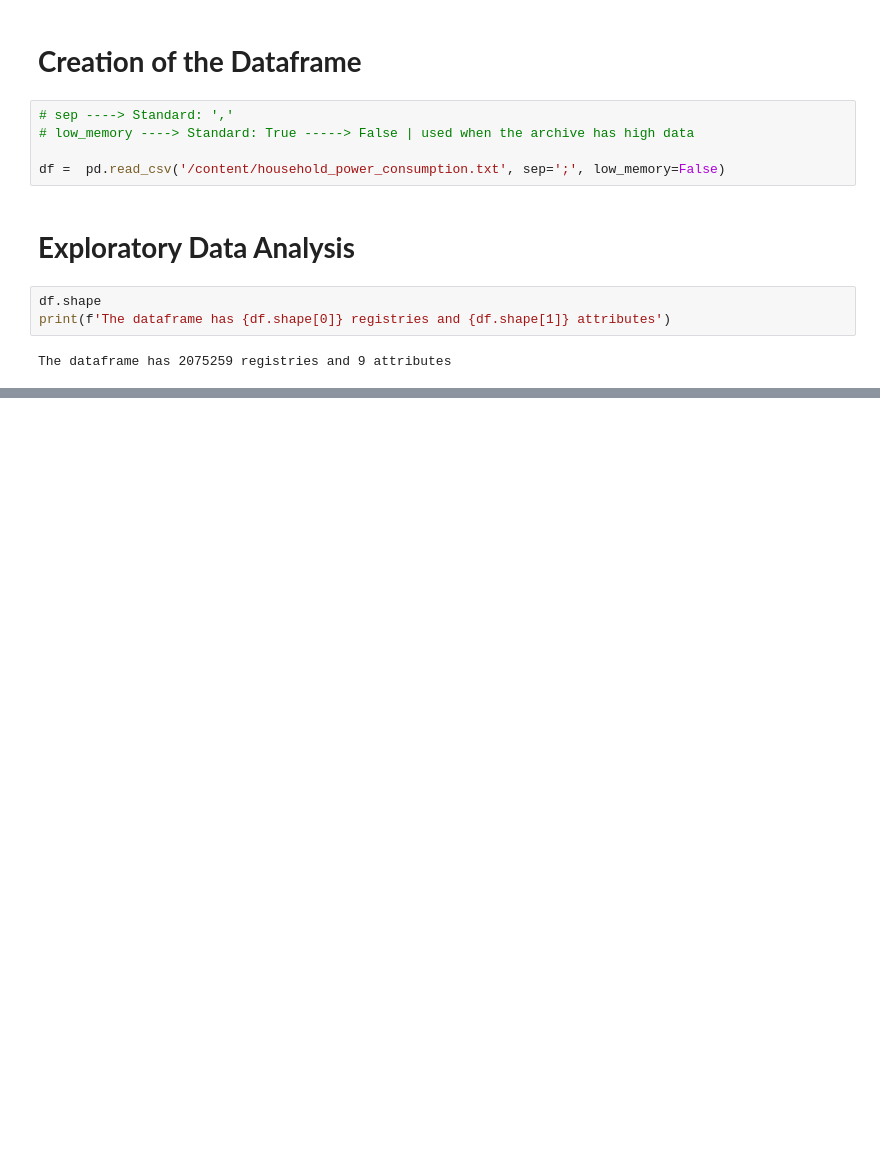
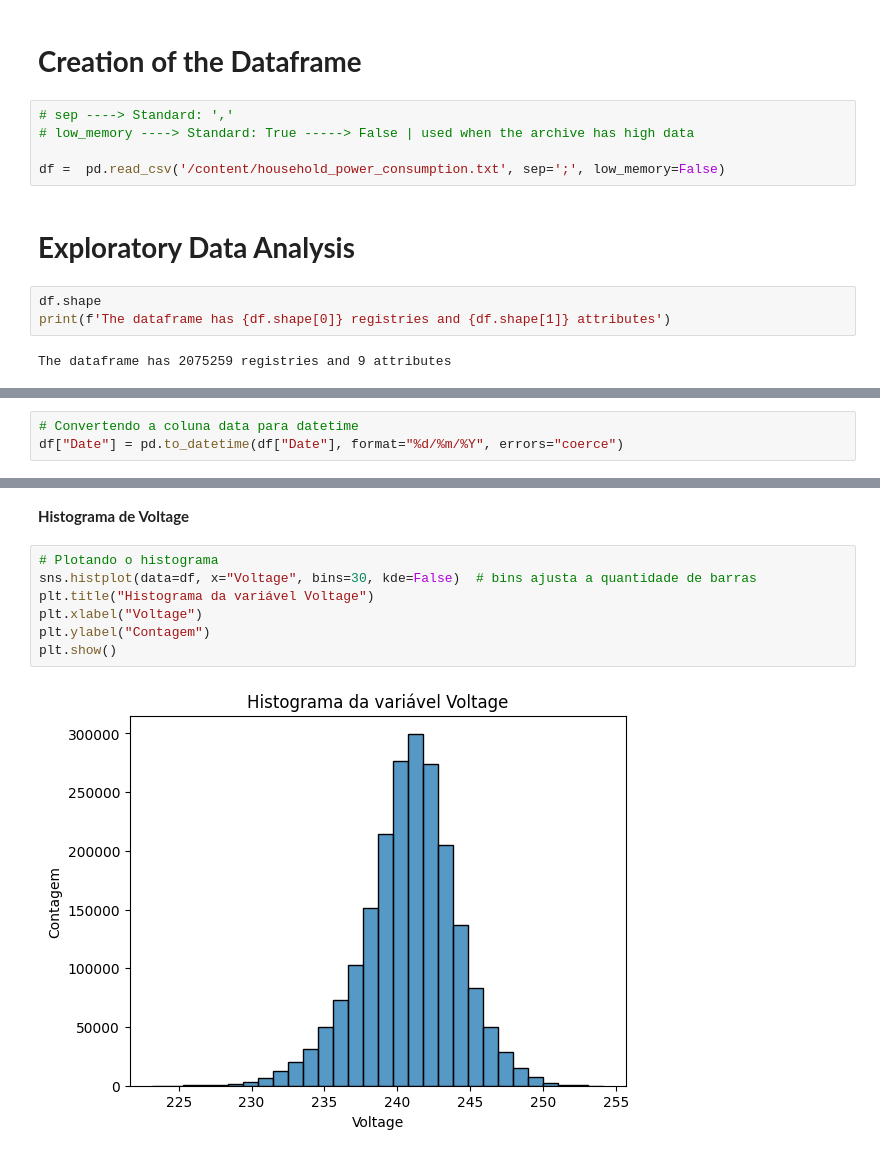
Before and after one commit to SunaUezuri/ElectricalEnergyConsumption, a Jupyter notebook: ElectricalEnergyConsumption.ipynb, the cells around one changed output, grey strips where cells are left out. Cells and saved outputs as stored; diff of their text form; blank space fills up the shorter version.

```diff
--- a/ElectricalEnergyConsumption.ipynb
+++ b/ElectricalEnergyConsumption.ipynb
@@ -50,0 +115,3 @@ df1
+# %%
+# Convertendo a coluna data para datetime
+df["Date"] = pd.to_datetime(df["Date"], format="%d/%m/%Y", errors="coerce")
@@ -50,0 +232,11 @@ df1
+# %% [markdown]
+**Histograma de Voltage**
+# %%
+# Plotando o histograma
+sns.histplot(data=df, x="Voltage", bins=30, kde=False)  # bins ajusta a quantidade de barras
+plt.title("Histograma da variável Voltage")
+plt.xlabel("Voltage")
+plt.ylabel("Contagem")
+plt.show()
+# %% [output]
+[figure, added]
```
Also changed, not shown: parts of 30 cells of this notebook.
